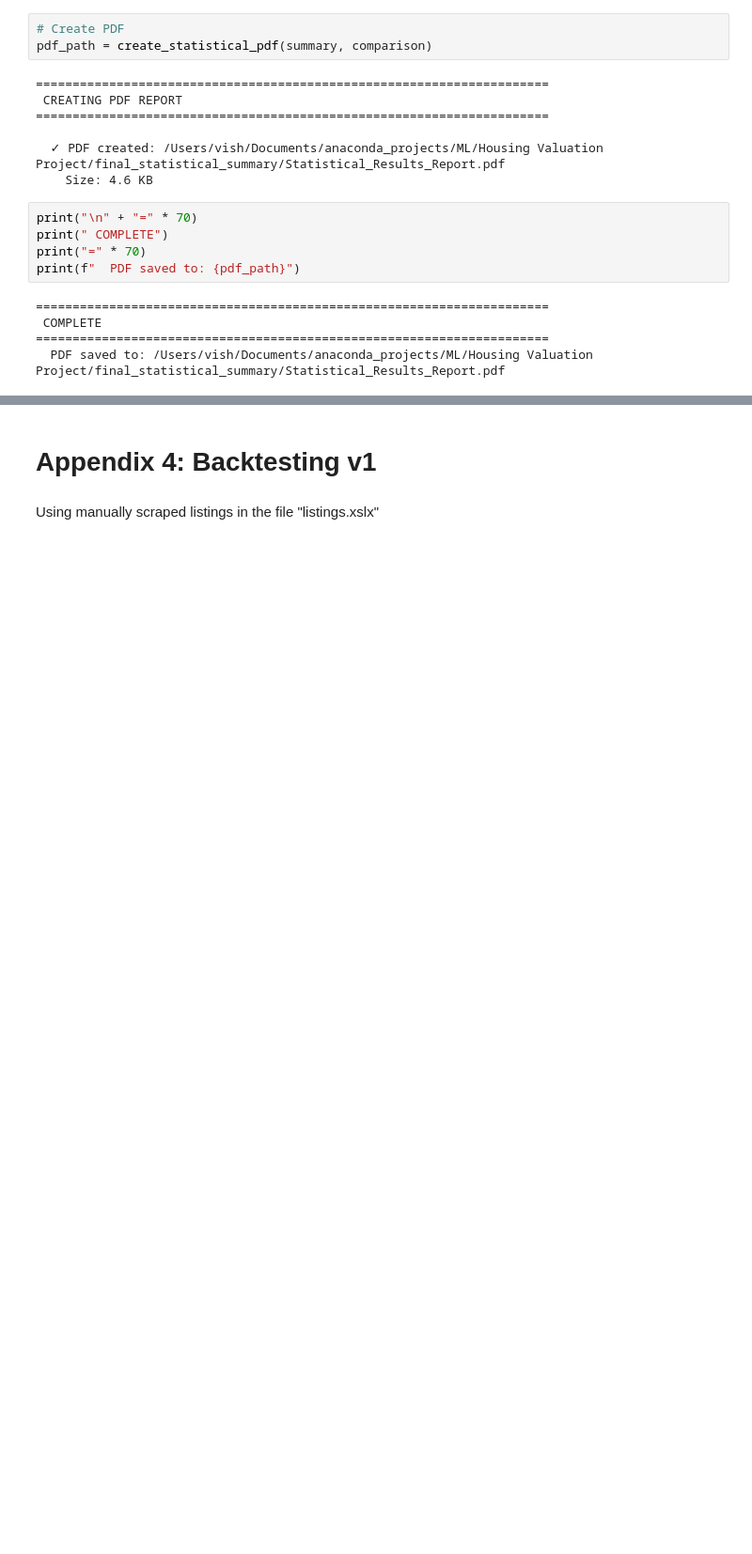
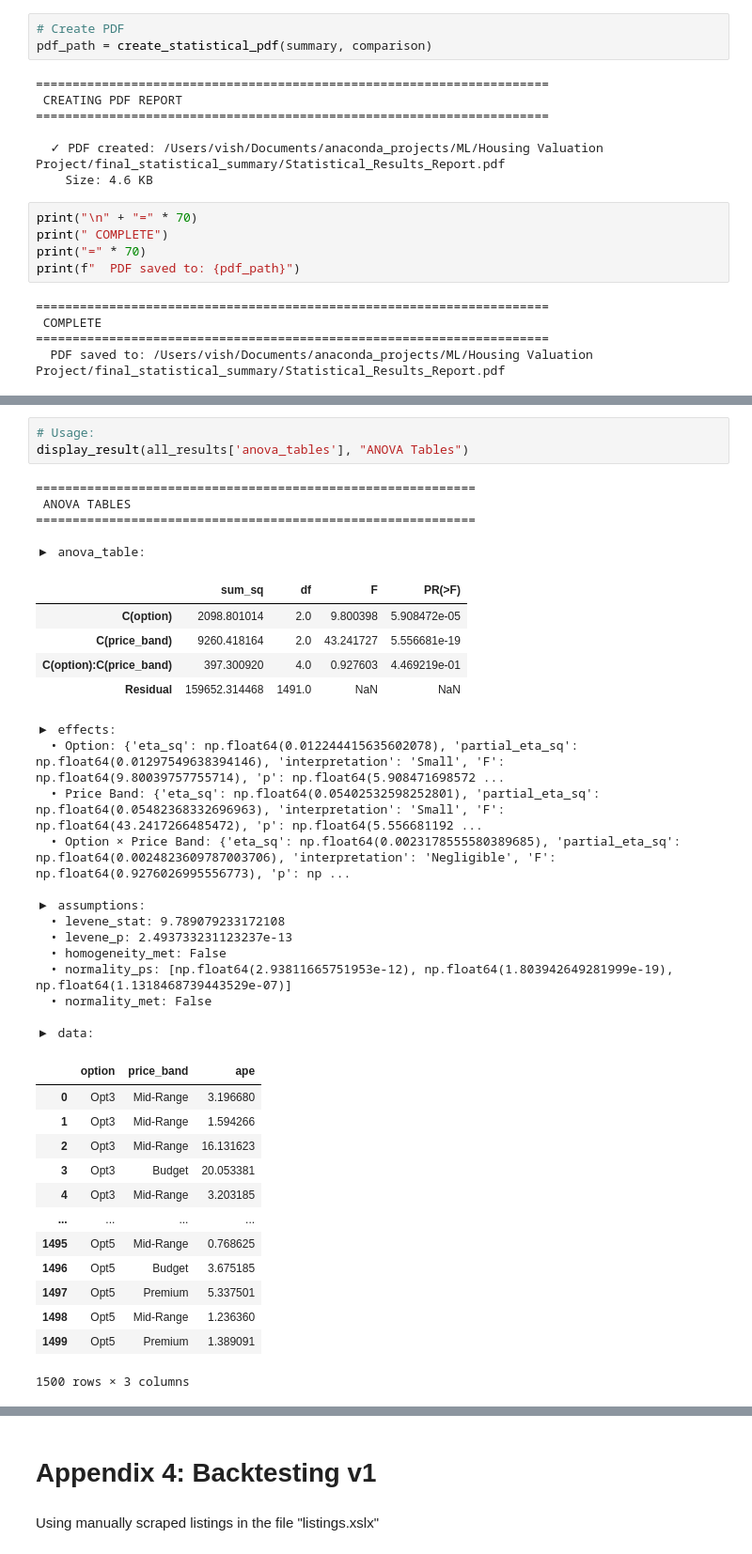
Before and after one commit to vishruth-d/property-companion, a Jupyter notebook: notebooks/PropertyCompanion.ipynb, the cells around one changed output, grey strips where cells are left out. Shown at 94% size. Drawn from its saved outputs; the diff is of its cells as text; blank space fills up the shorter version.

```diff
--- a/notebooks/PropertyCompanion.ipynb
+++ b/notebooks/PropertyCompanion.ipynb
@@ -12261,0 +12350,40 @@ print(f"  PDF saved to: {pdf_path}")
+# %%
+# Usage:
+display_result(all_results['anova_tables'], "ANOVA Tables")
+# %% [output]
+============================================================
+ ANOVA TABLES
+============================================================
+
+▶ anova_table:
+|  | sum_sq | df | F | PR(>F) |
+| C(option) | 2098.801014 | 2.0 | 9.800398 | 5.908472e-05 |
+| C(price_band) | 9260.418164 | 2.0 | 43.241727 | 5.556681e-19 |
+| C(option):C(price_band) | 397.300920 | 4.0 | 0.927603 | 4.469219e-01 |
+| Residual | 159652.314468 | 1491.0 | NaN | NaN |
+▶ effects:
+  • Option: {'eta_sq': np.float64(0.012244415635602078), 'partial_eta_sq': np.float64(0.01297549638394146), 'interpretation': 'Small', 'F': np.float64(9.80039757755714), 'p': np.float64(5.908471698572 ...
+  • Price Band: {'eta_sq': np.float64(0.05402532598252801), 'partial_eta_sq': np.float64(0.05482368332696963), 'interpretation': 'Small', 'F': np.float64(43.2417266485472), 'p': np.float64(5.556681192 ...
+  • Option × Price Band: {'eta_sq': np.float64(0.0023178555580389685), 'partial_eta_sq': np.float64(0.0024823609787003706), 'interpretation': 'Negligible', 'F': np.float64(0.9276026995556773), 'p': np ...
+
+▶ assumptions:
+  • levene_stat: 9.789079233172108
+  • levene_p: 2.493733231123237e-13
+  • homogeneity_met: False
+  • normality_ps: [np.float64(2.93811665751953e-12), np.float64(1.803942649281999e-19), np.float64(1.1318468739443529e-07)]
+  • normality_met: False
+
+▶ data:
+|  | option | price_band | ape |
+| 0 | Opt3 | Mid-Range | 3.196680 |
+| 1 | Opt3 | Mid-Range | 1.594266 |
+| 2 | Opt3 | Mid-Range | 16.131623 |
+| 3 | Opt3 | Budget | 20.053381 |
+| 4 | Opt3 | Mid-Range | 3.203185 |
+| ... | ... | ... | ... |
+| 1495 | Opt5 | Mid-Range | 0.768625 |
+| 1496 | Opt5 | Budget | 3.675185 |
+| 1497 | Opt5 | Premium | 5.337501 |
+| 1498 | Opt5 | Mid-Range | 1.236360 |
+| 1499 | Opt5 | Premium | 1.389091 |
+1500 rows × 3 columns
```
Also changed, not shown: parts of 19 cells of this notebook.
